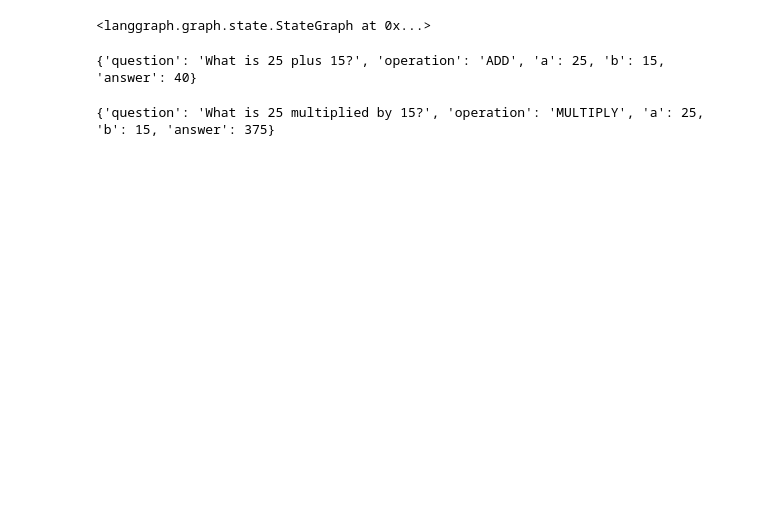
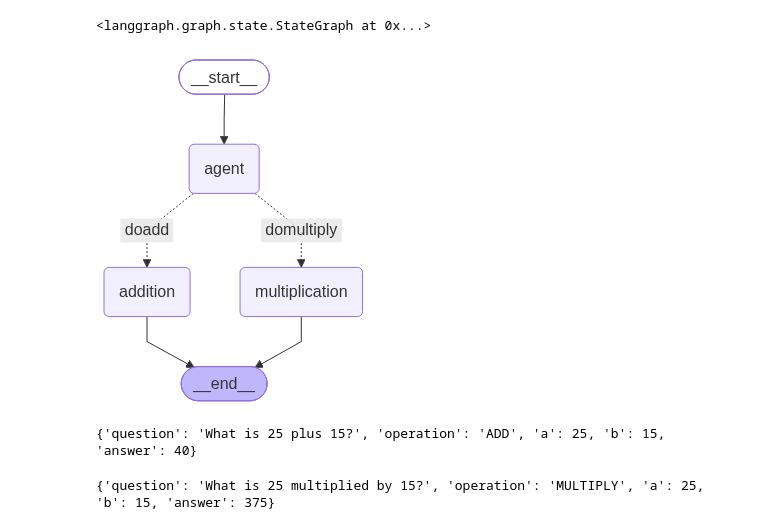
Before and after one commit to syedmahmoodiagents/genai_classes, a Jupyter notebook: StateGraph_Agents.ipynb, the cells around one changed output. Drawn from its saved outputs; the diff is of its cells as text; code cells hidden in the pictures; blank space fills up the shorter version.

```diff
--- a/StateGraph_Agents.ipynb
+++ b/StateGraph_Agents.ipynb
@@ -99,6 +92,10 @@ builder.add_edge("multiplication", END)
 <langgraph.graph.state.StateGraph at 0x...>
 # %%
 agent_pipeline = builder.compile(checkpointer=InMemorySaver())
+# %%
+agent_pipeline
+# %% [output]
+[figure, added]
 # %%
 config = {"configurable": {"thread_id": "user-1"}}
 # %%
```
Also changed, not shown: parts of 13 cells of this notebook.
